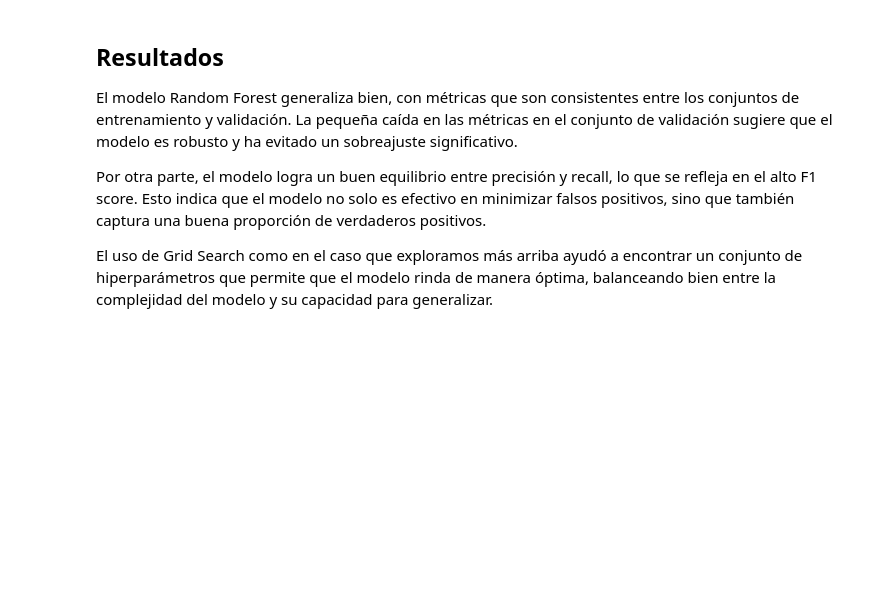
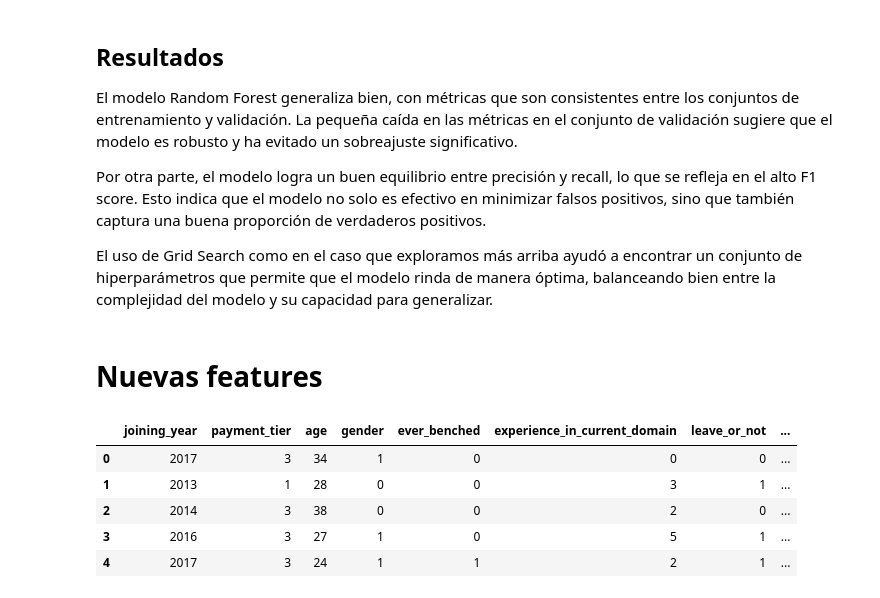
Before and after one commit to JuanAira/tp-machine-learning-employee, a Jupyter notebook: tp1_ML.ipynb, the cells around one changed output. Saved outputs shown, nothing was run; the diff lists cells and outputs as text; code cells hidden in the pictures; blank space fills up the shorter version.

```diff
--- a/tp1_ML.ipynb
+++ b/tp1_ML.ipynb
@@ -1017,3 +1046,24 @@ El modelo Random Forest generaliza bien, con métricas que son consistentes entr
 Por otra parte, el modelo logra un buen equilibrio entre precisión y recall, lo que se refleja en el alto F1 score. Esto indica que el modelo no solo es efectivo en minimizar falsos positivos, sino que también captura una buena proporción de verdaderos positivos.
 
 El uso de Grid Search como en el caso que exploramos más arriba ayudó a encontrar un conjunto de hiperparámetros que permite que el modelo rinda de manera óptima, balanceando bien entre la complejidad del modelo y su capacidad para generalizar.
+# %% [markdown]
+# Nuevas features
+# %%
+# Creamis una nueva columna con el ratio de salario por antigüedad
+df_employee['ratio_salary_seniority'] = np.where(
+    df_employee['experience_in_current_domain'] != 0,
+    df_employee['payment_tier'] / df_employee['experience_in_current_domain'],
+    np.nan  # Asignar NaN cuando la experiencia es 0
+)
+
+
+df_employee.head()
+
+# SEGUIR CON ESTO
+# %% [output]
+|  | joining_year | payment_tier | age | gender | ever_benched | experience_in_current_domain | leave_or_not | ... |
+| 0 | 2017 | 3 | 34 | 1 | 0 | 0 | 0 | ... |
+| 1 | 2013 | 1 | 28 | 0 | 0 | 3 | 1 | ... |
+| 2 | 2014 | 3 | 38 | 0 | 0 | 2 | 0 | ... |
+| 3 | 2016 | 3 | 27 | 1 | 0 | 5 | 1 | ... |
+| 4 | 2017 | 3 | 24 | 1 | 1 | 2 | 1 | ... |
```
Also changed, not shown: parts of 12 cells of this notebook.
